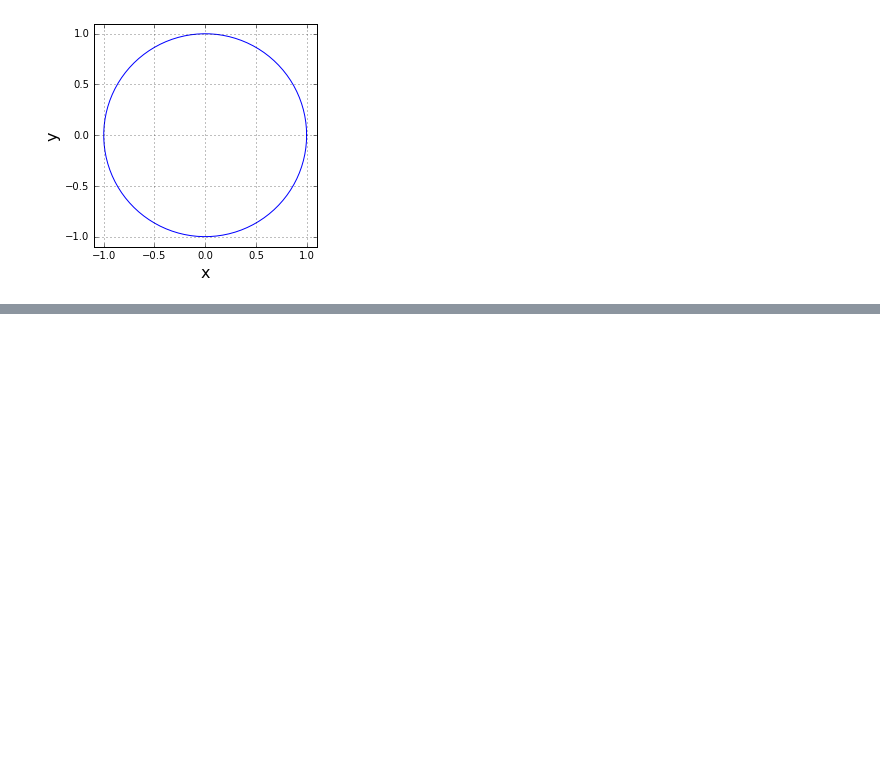
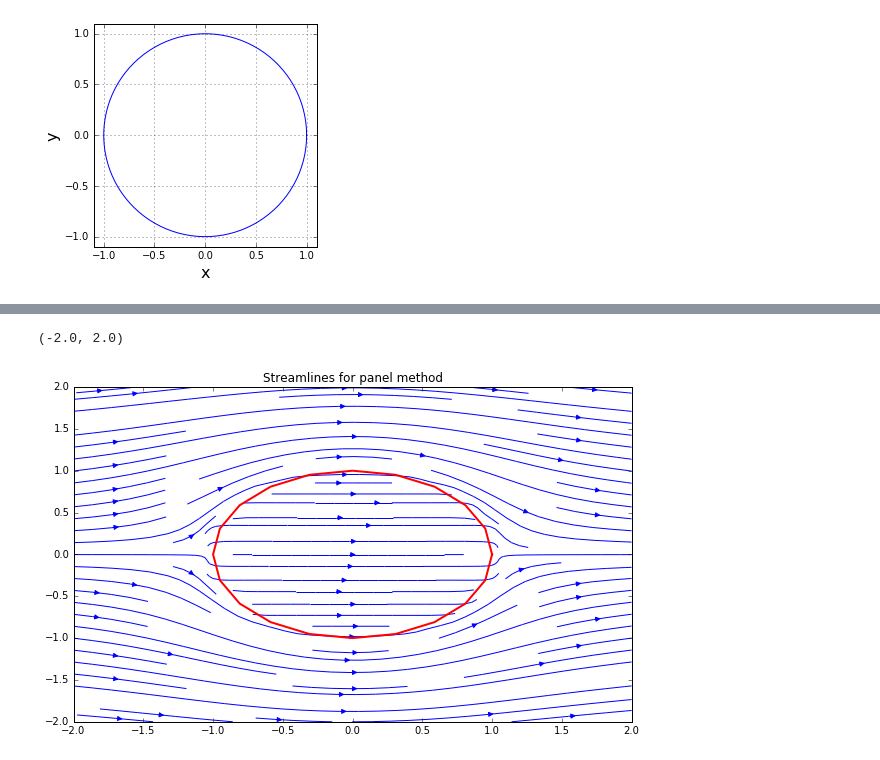
Before and after one commit to alexabaumer/MAE6226, a Jupyter notebook: Baumer_lesson09.ipynb, the cells around one changed output, grey strips where cells are left out. Saved outputs shown, nothing was run; the diff lists cells and outputs as text; code cells hidden in the pictures; blank space fills up the shorter version.

```diff
--- a/Baumer_lesson09.ipynb
+++ b/Baumer_lesson09.ipynb
@@ -175,0 +176,34 @@ pyplot.ylim(-4.0, 2.0);
+# %%
+def integral(x, y, panel, dxdz, dydz):
+
+    def integrand(s):
+        return ( ((x - (panel.xa - math.sin(panel.beta)*s))*dxdz + (y- (panel.ya + math.cos(panel.beta)*s)) * dydz) /
+                ((x - (panel.xa - math.sin(panel.beta)*s))**2 + (y - (panel.ya + math.cos(panel.beta)*s))**2) )
+    return integrate.quad(lambda s:integrand(s), 0., panel.length)[0]
+# %%
+x_start, x_end = -2.0, 2.0
+y_start, y_end = -2.0, 2.0
+
+Np = 30
+alpha = 0.0
+
+x = numpy.linspace(x_start, x_end, Np)
+y = numpy.linspace(y_start, y_end, Np)
+X, Y = numpy.meshgrid(x, y)
+u, v = numpy.empty_like(X), numpy.empty_like(Y)
+
+for i in range(Np):
+    for j in range(Np):
+        u[i,j] = u_inf * math.cos(alpha) + 0.5/math.pi * sum([panel.sigma*integral(X[i,j], Y[i,j], panel, 1, 0) for panel in panels])
+
+        v[i,j] = u_inf * math.sin(alpha) + 0.5/math.pi * sum([panel.sigma*integral(X[i,j], Y[i,j], panel, 0, 1) for panel in panels])
+
+pyplot.figure(figsize=(10, 6))
+pyplot.title('Streamlines for panel method')
+pyplot.plot(x_ends, y_ends, color='r', linestyle='-', linewidth=2)
+pyplot.streamplot(X, Y, u, v)
+pyplot.xlim(x_start, x_end)
+pyplot.ylim(y_start, y_end)
+# %% [output]
+(-2.0, 2.0)
+[figure, added]
```
Also changed, not shown: parts of 2 cells of this notebook.
